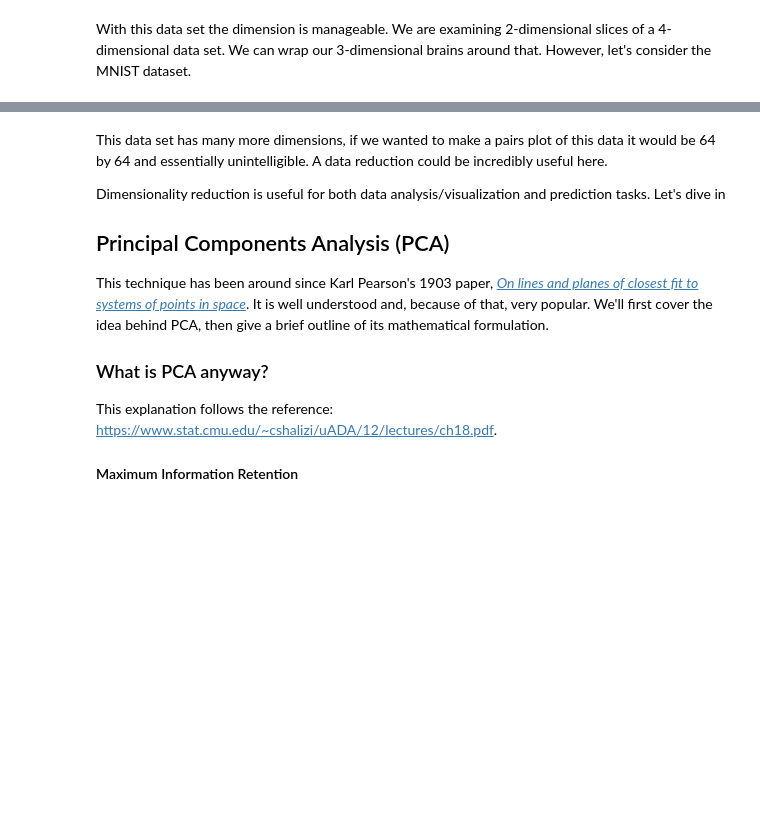
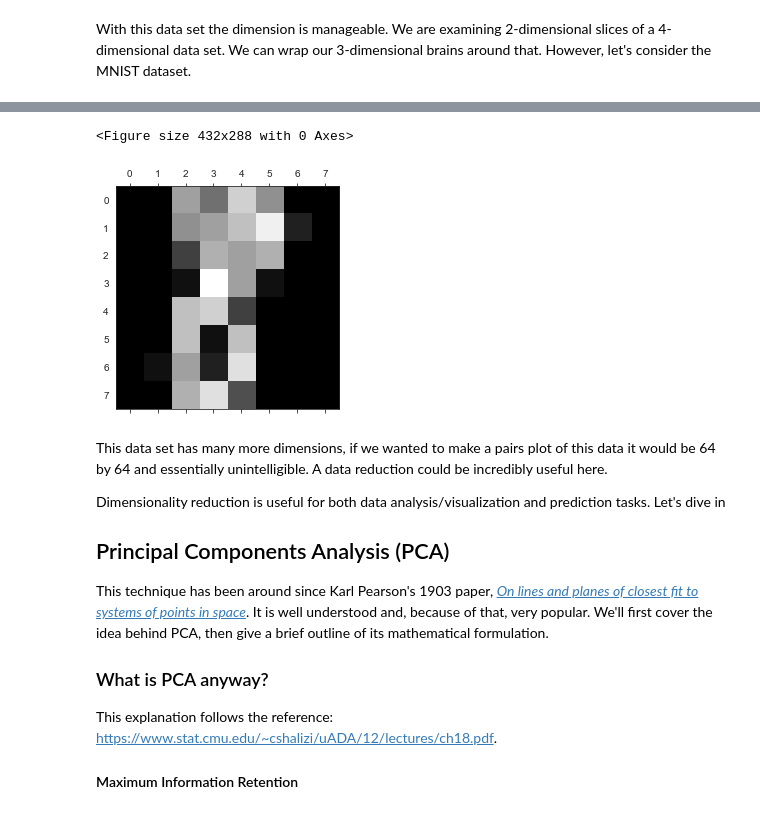
Before and after one commit to matthewosborne71/TheDataDimension, a Jupyter notebook: Dimensionality Reduction in python.ipynb, the cells around one changed output, grey strips where cells are left out. Saved outputs shown, nothing was run; the diff lists cells and outputs as text; code cells hidden in the pictures; blank space fills up the shorter version.

```diff
--- a/Dimensionality Reduction in python.ipynb
+++ b/Dimensionality Reduction in python.ipynb
@@ -25,7 +29,10 @@ print(digits.data.shape)
 # %%
 plt.gray()
-plt.matshow(digits.images[440])
+plt.matshow(digits.images[18])
 plt.show()
+# %% [output]
+<Figure size 432x288 with 0 Axes>
+[figure, added]
 # %% [markdown]
 This data set has many more dimensions, if we wanted to make a pairs plot of this data it would be 64 by 64 and essentially unintelligible. A data reduction could be incredibly useful here.
 
```
Also changed, not shown: parts of 37 cells of this notebook.
